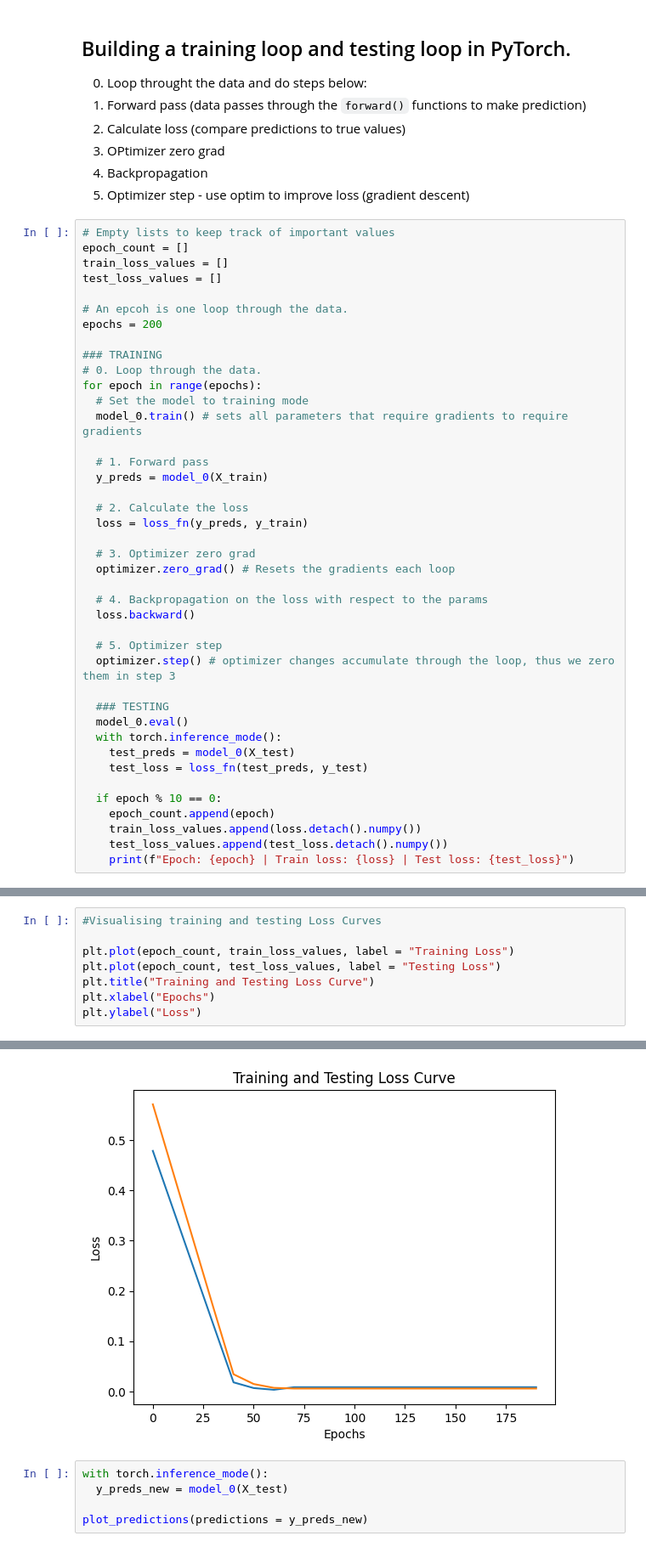
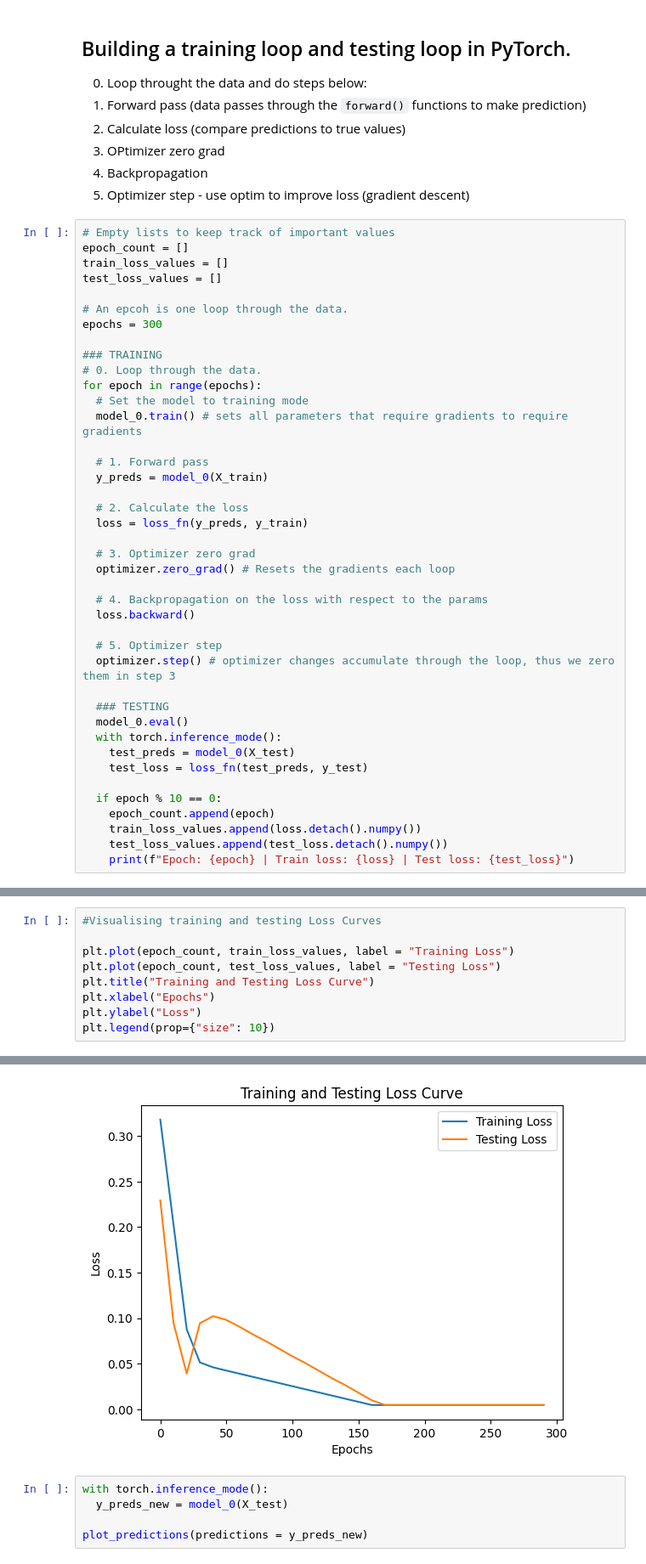
Before and after one commit to Enzo-Olivieri/Learning-PyTorch, a Jupyter notebook: 01_My_PyTorch_Workflow_Fundamentals.ipynb, the cells around one changed output, grey strips where cells are left out. Shown at 85% size. Cells and saved outputs as stored; diff of their text form.

```diff
--- a/01_My_PyTorch_Workflow_Fundamentals.ipynb
+++ b/01_My_PyTorch_Workflow_Fundamentals.ipynb
@@ -223,7 +187,7 @@ train_loss_values = []
 test_loss_values = []
 
 # An epcoh is one loop through the data.
-epochs = 200
+epochs = 300
 
 ### TRAINING
 # 0. Loop through the data.
@@ -286,4 +247,5 @@ plt.plot(epoch_count, test_loss_values, label = "Testing Loss")
 plt.title("Training and Testing Loss Curve")
 plt.xlabel("Epochs")
 plt.ylabel("Loss")
+plt.legend(prop={"size": 10})
 # %% [output]
@@ -291,4 +253,4 @@ Text(0, 0.5, 'Loss')
-[figure, old version]
+[figure, new version]
 # %%
 with torch.inference_mode():
   y_preds_new = model_0(X_test)
```
Also changed, not shown: parts of 50 cells of this notebook.
